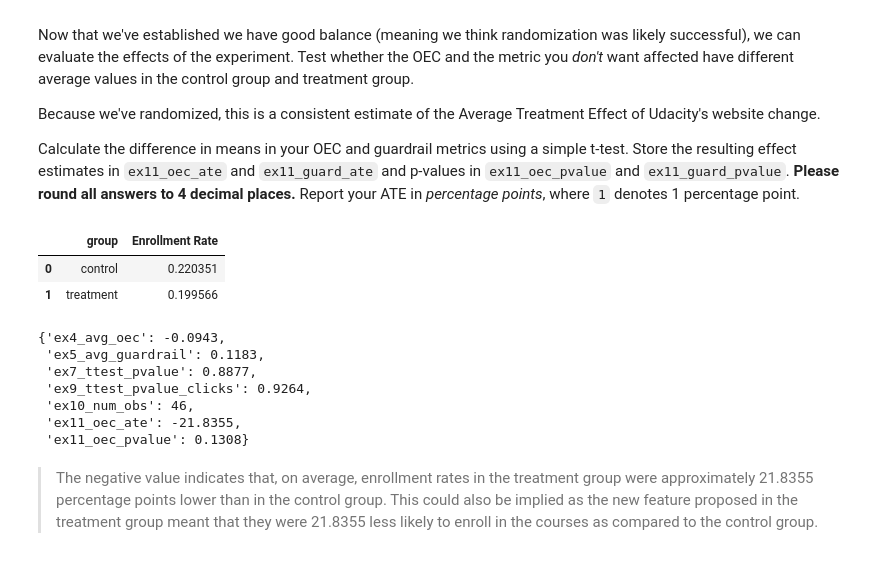
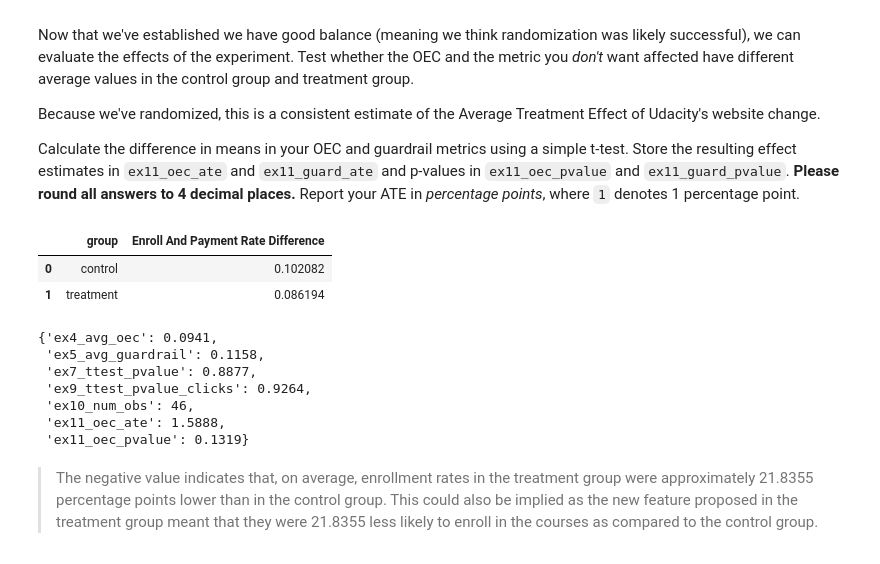
Before and after one commit to halfmoonliu/abtest_udacity, a Jupyter notebook: exercise_abtesting.ipynb, the cells around one changed output. Cells and saved outputs as stored; diff of their text form; code cells hidden in the pictures.

```diff
--- a/exercise_abtesting.ipynb
+++ b/exercise_abtesting.ipynb
@@ -174,0 +173,10 @@ Dataset["Enrollment Rate"] = Dataset["Enrollments"] / Dataset["Clicks"]
+# %%
+Dataset["Enrollment Rate"] = Dataset["Enrollments"] / Dataset["Clicks"]
+
+# calculate payment rate among clicked
+Dataset["PaymentAmongClicked"] = Dataset["Payments"] / Dataset["Clicks"]
+
+
+# calculate difference
+Dataset["Enroll_Pay"] = Dataset["Enrollment Rate"] - Dataset["PaymentAmongClicked"]
+Dataset
@@ -352,39 +364,44 @@ Because we've randomized, this is a consistent estimate of the Average Treatment
 
 Calculate the difference in means in your OEC and guardrail metrics using a simple t-test. Store the resulting effect estimates in `ex11_oec_ate` and `ex11_guard_ate` and p-values in `ex11_oec_pvalue` and `ex11_guard_pvalue`. **Please round all answers to 4 decimal places.** Report your ATE in *percentage points*, where `1` denotes 1 percentage point.
 # %%
-oec_group = dataset_without_nas.groupby(["group"], as_index=False)[
-    "Enrollment Rate"
-].mean()
+oec_group = dataset_without_nas.groupby(["group"], as_index=False)["Enroll_Pay"].mean()
+
+oec_group.rename(
+    {"Enroll_Pay": "Enroll And Payment Rate Difference"}, axis=1, inplace=True
+)
+
 oec_group
 # %% [output]
-|  | group | Enrollment Rate |
-| 0 | control | 0.220351 |
-| 1 | treatment | 0.199566 |
+|  | group | Enroll And Payment Rate Difference |
+| 0 | control | 0.102082 |
+| 1 | treatment | 0.086194 |
 # %%
 oec_control = dataset_without_nas[dataset_without_nas["group"] == "control"][
-    "Enrollment Rate"
+    "Enroll_Pay"
 ].values
 oec_treatment = dataset_without_nas[dataset_without_nas["group"] == "treatment"][
-    "Enrollment Rate"
+    "Enroll_Pay"
 ].values
 
 
 t_stats_11_oec, t_p_value_11_oec = ttest_ind(oec_treatment, oec_control)
 
 oec_ate = (
-    oec_group.loc[1]["Enrollment Rate"] - oec_group.loc[0]["Enrollment Rate"] * 100
+    oec_group.loc[1]["Enroll And Payment Rate Difference"]
+    - oec_group.loc[0]["Enroll And Payment Rate Difference"]
 )
-results["ex11_oec_ate"] = round(oec_ate, 4)
+
+results["ex11_oec_ate"] = round(abs(oec_ate * 100), 4)
 results["ex11_oec_pvalue"] = round(t_p_value_11_oec, 4)
 results
 # %% [output]
-{'ex4_avg_oec': -0.0943,
- 'ex5_avg_guardrail': 0.1183,
+{'ex4_avg_oec': 0.0941,
+ 'ex5_avg_guardrail': 0.1158,
  'ex7_ttest_pvalue': 0.8877,
  'ex9_ttest_pvalue_clicks': 0.9264,
  'ex10_num_obs': 46,
- 'ex11_oec_ate': -21.8355,
- 'ex11_oec_pvalue': 0.1308}
+ 'ex11_oec_ate': 1.5888,
+ 'ex11_oec_pvalue': 0.1319}
 # %% [markdown]
 >The negative value indicates that, on average, enrollment rates in the treatment group were approximately 21.8355 percentage points lower than in the control group.
 This could also be implied as the new feature proposed in the treatment group meant that they were 21.8355 less likely to enroll in the courses as compared to the control group.
```
Also changed, not shown: parts of 24 cells of this notebook, 1 other file.
